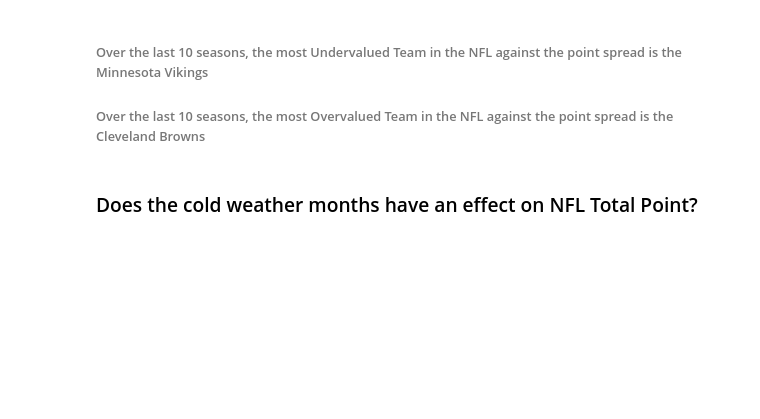
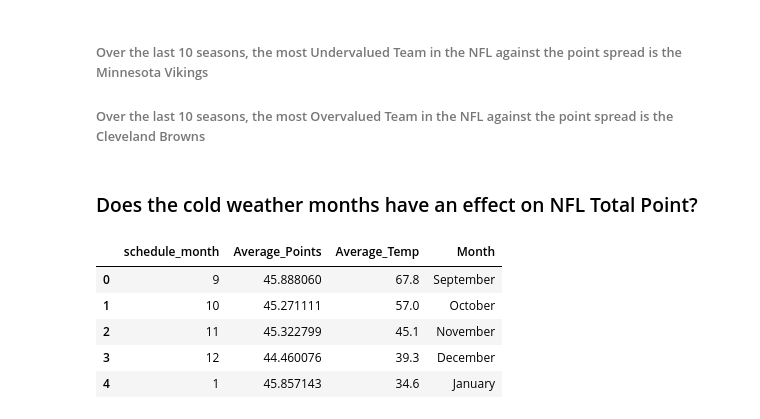
Before and after one commit to dannysontag1/NFL_Betting_Lines, a Jupyter notebook: NFL Data and Sport Betting Analysis.ipynb, the cells around one changed output. Drawn from its saved outputs; the diff is of its cells as text; code cells hidden in the pictures; blank space fills up the shorter version.

```diff
--- a/NFL Data and Sport Betting Analysis.ipynb
+++ b/NFL Data and Sport Betting Analysis.ipynb
@@ -184,3 +184,48 @@ plt.show()
 ###### Over the last 10 seasons, the most Overvalued Team in the NFL against the point spread is the Cleveland Browns
 # %% [markdown]
 ### Does the cold weather months have an effect on NFL Total Point?
+# %%
+# Pull out columns that we will be using from original df
+total_df = df[['schedule_date', 'schedule_season', 'schedule_week', 'schedule_playoff', 'score_home', 'score_away', 'over_under_line', 'stadium', 'weather_detail']]
+
+# Only pull data for the last 10 seasons, regular season games and wher there is a over_under_line then drop the playoff field
+total_df = total_df.loc[(total_df['schedule_season'] > 2011) & (total_df['schedule_season'] < 2022)]
+total_df = total_df.loc[total_df['schedule_playoff'] == False]
+total_df = total_df[~total_df['over_under_line'].isnull()]
+total_df = total_df.drop(columns=['schedule_playoff'])
+
+# Change schedule_date to datetime and pull out the month and then rearrange columns
+total_df['schedule_date'] = pd.to_datetime(total_df['schedule_date'])
+total_df['schedule_month'] = pd.DatetimeIndex(total_df['schedule_date']).month
+total_df['Total_Score'] = total_df['score_home'] + total_df['score_away']
+
+# Rearrange and drop columns we won't be using
+total_df = total_df[['schedule_season', 'schedule_date', 'schedule_month', 'Total_Score', 'over_under_line', 'stadium', 'weather_detail']]
+
+# Convert over_under_line field to float so I can compare to Total_Score
+total_df['over_under_line'] = total_df['over_under_line'].astype(float)
+
+# Since there are games played inside, we want to create a field to filter out these because playing inside removes the weather factor
+total_df['Dome_Game'] = np.where((total_df['weather_detail'] == 'DOME') | (total_df['weather_detail'] == 'DOME (Open Roof)'), 1, 0)
+total_df = total_df.reset_index()
+
+# Bring in CSV data with average temp across USA for the last 10 years by month
+temp_df = pd.read_csv("Avg_Temp_In_USA.csv")
+
+# Needed to add month name for graphing purposes
+pts_by_month = ps.sqldf("Select schedule_month, sum(Total_Score) Total_Points, Count(schedule_month) Total_Games, sum(Total_Score)/Count(schedule_month) Average_Points from total_df where Dome_Game = 0 group by schedule_month order by schedule_month")
+pts_by_month = ps.sqldf("Select schedule_month, Average_Points, Average_Temp FROM pts_by_month pt Join temp_df temp on pt.schedule_month = temp.Month order by Average_Temp desc")
+pts_by_month['Month'] = np.where(pts_by_month['schedule_month'] == 1, "January",
+                        np.where(pts_by_month['schedule_month'] == 9, "September",
+                        np.where(pts_by_month['schedule_month'] == 10, "October",
+                        np.where(pts_by_month['schedule_month'] == 11, "November",
+                        np.where(pts_by_month['schedule_month'] == 12, "December", "Wrong")))))
+
+pts_by_month
+# %% [output]
+|  | schedule_month | Average_Points | Average_Temp | Month |
+| 0 | 9 | 45.888060 | 67.8 | September |
+| 1 | 10 | 45.271111 | 57.0 | October |
+| 2 | 11 | 45.322799 | 45.1 | November |
+| 3 | 12 | 44.460076 | 39.3 | December |
+| 4 | 1 | 45.857143 | 34.6 | January |
```
Also changed, not shown: parts of 4 cells of this notebook.
